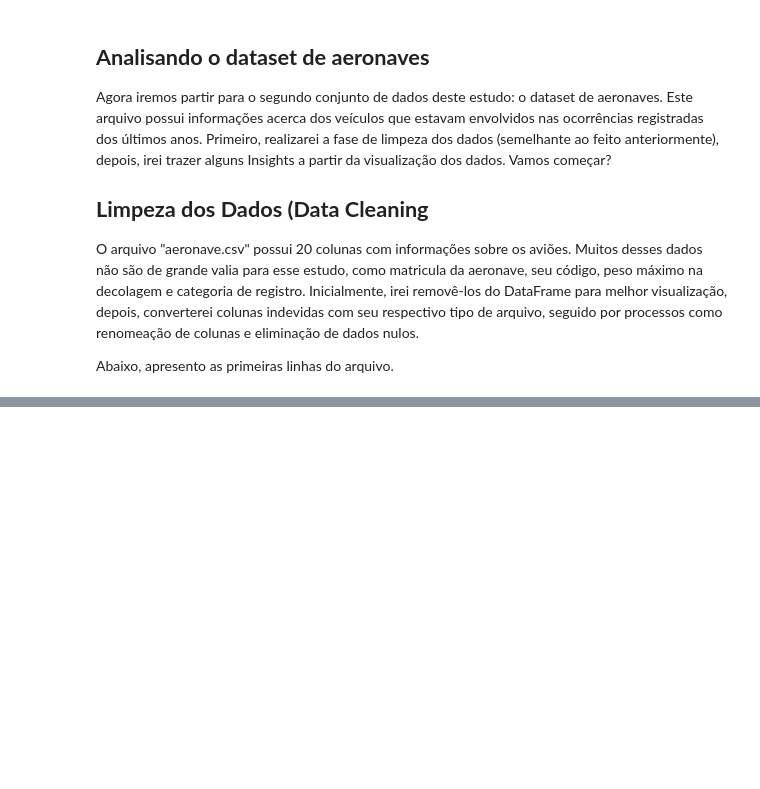
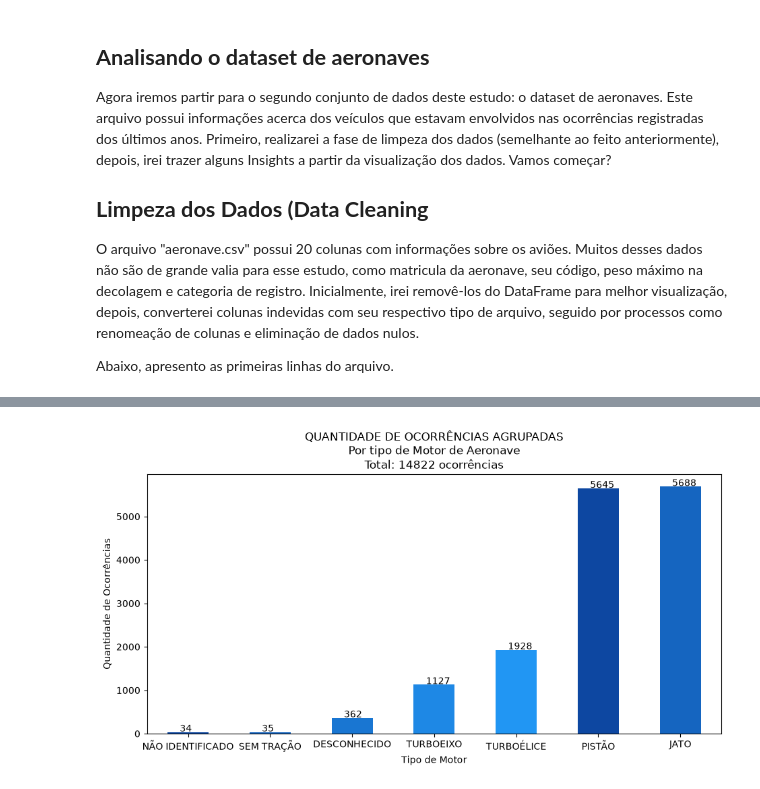
Before and after one commit to italoaraujosantos/analise-acidentes-aerios-brasil, a Jupyter notebook: acidente-incidente.ipynb, the cells around one changed output, grey strips where cells are left out. Saved outputs shown, nothing was run; the diff lists cells and outputs as text; code cells hidden in the pictures; blank space fills up the shorter version.

```diff
--- a/acidente-incidente.ipynb
+++ b/acidente-incidente.ipynb
@@ -383,0 +369,4 @@ aeronave.head(5)
+# %%
+aeronave.drop(['aeronave_tipo_icao','aeronave_pmd','aeronave_voo_origem','aeronave_voo_destino',
+               'anv_motor_descricao_qtd','aeronave_pais_fabricante'], axis = 1, inplace=True)
+aeronave.head(5)
@@ -383,0 +440,7 @@ aeronave.head(5)
+# %%
+aeronave.columns = ['Código de Ocorrência','Matrícula','Equipamento','Fabricante',
+                    'Modelo','Tipo de Motor','Quantidade de Motores','Quantidade de Assentos',
+                    'Ano de Fabricação','País de Registro','Fase de Operação',
+                    'Tipo de Operação','Nível de Danos','Número de Fatalidades']
+aeronave = aeronave.apply(lambda x: x.replace('***','NÃO IDENTIFICADO'))
+aeronave['Contagem'] = 1
@@ -383,0 +497,13 @@ aeronave.head(5)
+# %%
+ax = aeronave.groupby('Tipo de Motor')['Contagem'].sum().sort_values().plot(kind='bar', color=random.choice(colors), figsize=(11,5))
+
+for p in ax.patches:
+    b=p.get_bbox()
+    ax.annotate("{:.0f}".format(b.y1 + b.y0), ((b.x0 + b.x1)/2 - 0.1, b.y1 + 15))
+
+plt.title('QUANTIDADE DE OCORRÊNCIAS AGRUPADAS\nPor tipo de Motor de Aeronave\nTotal: '+str(aeronave['Contagem'].sum())+' ocorrências')
+plt.ylabel('Quantidade de Ocorrências')
+plt.xticks(rotation=0)
+plt.show()
+# %% [output]
+[figure, added]
```
Also changed, not shown: parts of 40 cells of this notebook.
